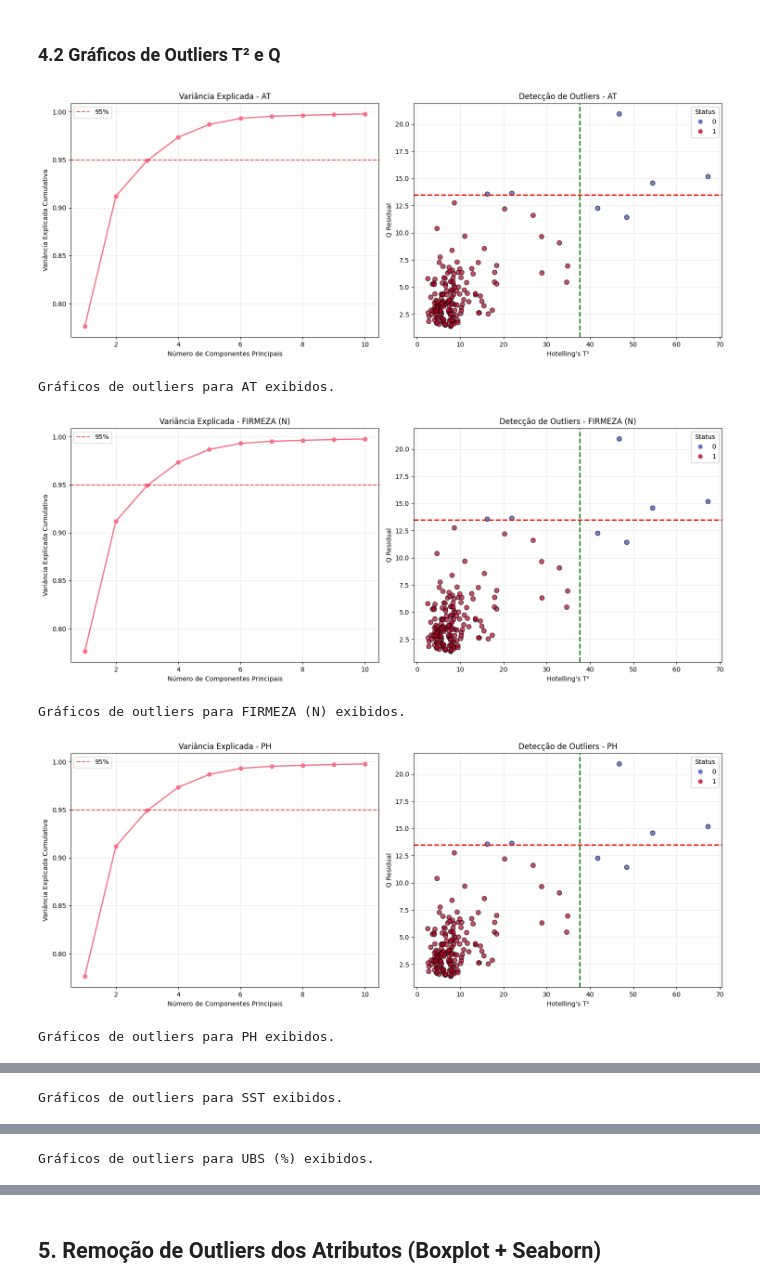
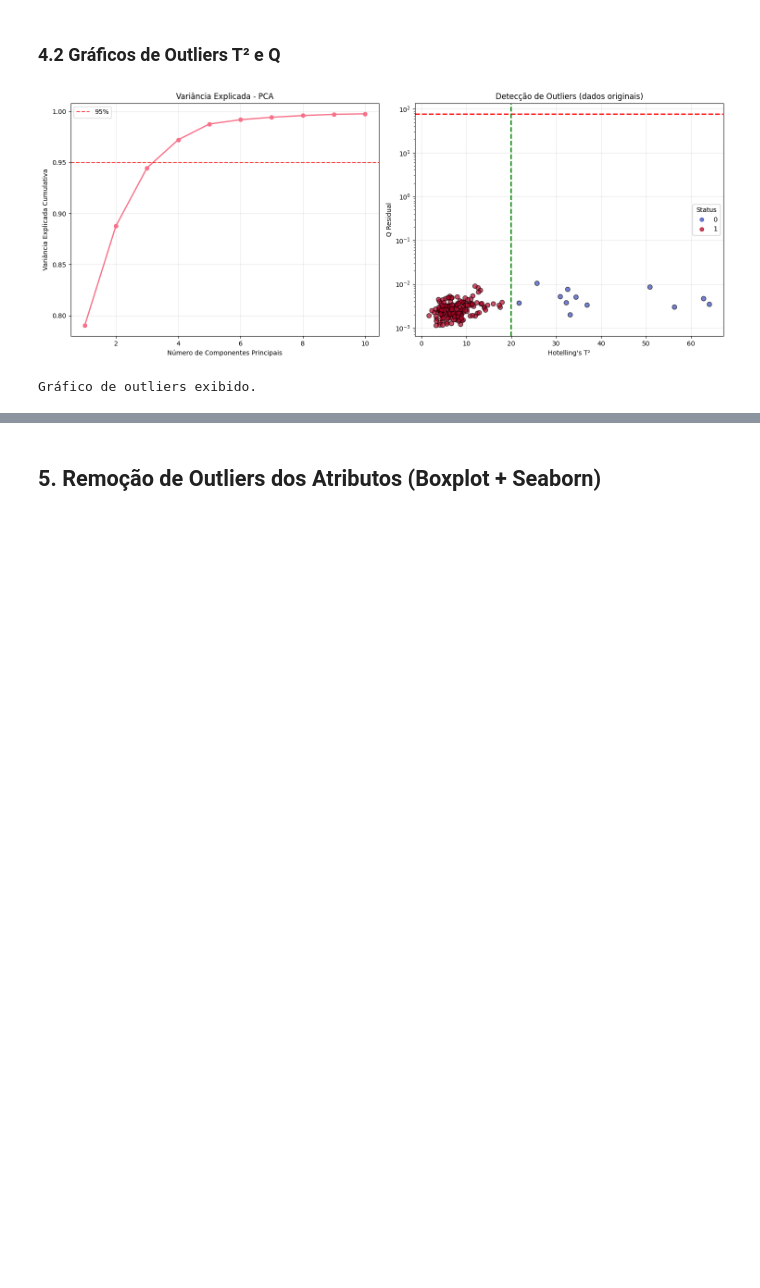
Before and after one commit to xndrxssx/ML-spectroscopy-analysis, a Jupyter notebook: Analise_Espectroscopica_MLPR_Todos_Filtros.ipynb, the cells around one changed output, grey strips where cells are left out. Saved outputs shown, nothing was run; the diff lists cells and outputs as text; code cells hidden in the pictures; blank space fills up the shorter version.

```diff
--- a/Analise_Espectroscopica_MLPR_Todos_Filtros.ipynb
+++ b/Analise_Espectroscopica_MLPR_Todos_Filtros.ipynb
@@ -315,47 +314,40 @@ Atributo: UBS (%)
 # %% [markdown]
 ### 4.2 Gráficos de Outliers T² e Q
 # %%
-for atributo in atributos:
-    d = dados_pca[atributo]
+atributo_ref = atributos[0]
+d = dados_pca[atributo_ref]
 
-    fig, axes = plt.subplots(1, 2, figsize=(15, 6))
+fig, axes = plt.subplots(1, 2, figsize=(15, 6))
 
-    # Gráfico 1: Variância explicada cumulativa
-    # Acessa o modelo PCA com a chave correta 'pca_model'
-    cumulative_variance = np.cumsum(d['pca_model'].explained_variance_ratio_)
-    axes[0].plot(range(1, len(cumulative_variance) + 1), cumulative_variance, 'o-', linewidth=2, markersize=6)
-    axes[0].set_xlabel('Número de Componentes Principais')
-    axes[0].set_ylabel('Variância Explicada Cumulativa')
-    axes[0].set_title(f'Variância Explicada - {atributo}')
-    axes[0].grid(True, alpha=0.3)
-    axes[0].axhline(y=0.95, color='r', linestyle='--', alpha=0.7, label='95%')
-    axes[0].legend()
+# --- Variância explicada ---
+cumulative_variance = np.cumsum(d['pca_model'].explained_variance_ratio_)
+axes[0].plot(range(1, len(cumulative_variance) + 1), cumulative_variance, 'o-', linewidth=2, markersize=6)
+axes[0].set_xlabel('Número de Componentes Principais')
+axes[0].set_ylabel('Variância Explicada Cumulativa')
+axes[0].set_title(f'Variância Explicada - PCA')
+axes[0].grid(True, alpha=0.3)
+axes[0].axhline(y=0.95, color='r', linestyle='--', alpha=0.7, label='95%')
+axes[0].legend()
 
-    # Gráfico 2: T² vs Q (detecção de outliers)
-    # Acessa as variáveis T2, Q, T2_limit, Q_limit e keep_mask com as chaves corretas
-    scatter = axes[1].scatter(d['T2'], d['Q'], c=d['keep_mask'], cmap='coolwarm',
-                              edgecolor='k', alpha=0.7, s=50)
-    axes[1].axhline(d['Q_limit'], color='r', linestyle='--', linewidth=2, label=f'Q Limit: {d["Q_limit"]:.2f}')
-    axes[1].axvline(d['T2_limit'], color='g', linestyle='--', linewidth=2, label=f'T² Limit: {d["T2_limit"]:.2f}')
-    axes[1].set_xlabel("Hotelling's T²")
-    axes[1].set_ylabel('Q Residual')
-    axes[1].set_title(f'Detecção de Outliers - {atributo}')
-    axes[1].legend()
-    axes[1].grid(True, alpha=0.3)
+# --- T² vs Q (usando dados originais) ---
+scatter = axes[1].scatter(d['T2'], d['Q'], c=d['keep_mask'], cmap='coolwarm',
+                          edgecolors='k', alpha=0.7, s=50)
+axes[1].axhline(d['Q_limit'], color='r', linestyle='--', linewidth=2, label=f'Q Limit: {d["Q_limit"]:.2f}')
+axes[1].axvline(d['T2_limit'], color='g', linestyle='--', linewidth=2, label=f'T² Limit: {d["T2_limit"]:.2f}')
+axes[1].set_xlabel("Hotelling's T²")
+axes[1].set_ylabel('Q Residual')
+axes[1].set_title(f'Detecção de Outliers (dados originais)')
+axes[1].legend()
+axes[1].set_yscale("log")
+axes[1].grid(True, alpha=0.3)
 
-    # Adicionar legenda de cores (esta parte também foi ajustada para a chave 'keep_mask')
-    legend1 = axes[1].legend(*scatter.legend_elements(), title="Status")
-    axes[1].add_artist(legend1)
+# Legenda de status (0 = outlier, 1 = mantido)
+legend1 = axes[1].legend(*scatter.legend_elements(), title="Status")
+axes[1].add_artist(legend1)
 
-    plt.tight_layout()
-    plt.show()
-
-    print(f'Gráficos de outliers para {atributo} exibidos.')
-    print()
+plt.tight_layout()
+plt.show()
+print('Gráfico de outliers exibido.\n')
 # %% [output]
-[figure, old version]
+[figure, new version]
-Gráficos de outliers para AT exibidos.
+Gráfico de outliers exibido.
-[figure, removed]
-Gráficos de outliers para FIRMEZA (N) exibidos.
-[figure, removed]
-Gráficos de outliers para PH exibidos.
@@ -363 +353,0 @@ Gráficos de outliers para PH exibidos.
-Gráficos de outliers para SST exibidos.
@@ -365 +353,0 @@ Gráficos de outliers para SST exibidos.
-Gráficos de outliers para UBS (%) exibidos.
```
Also changed, not shown: parts of 9 cells of this notebook, 10 other files.
